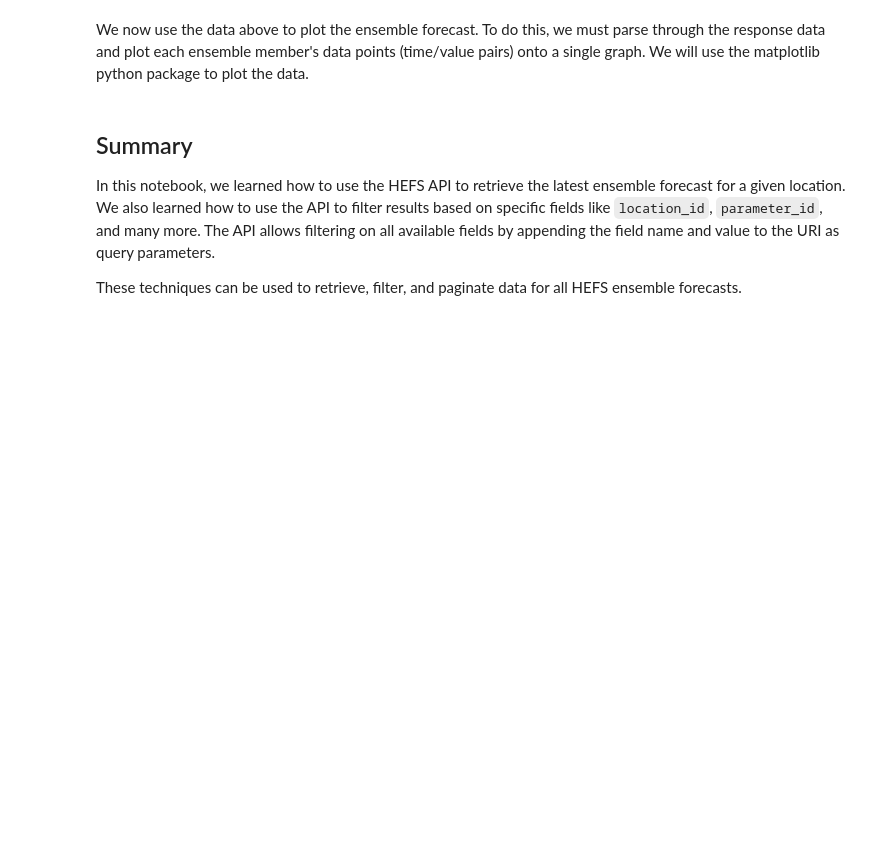
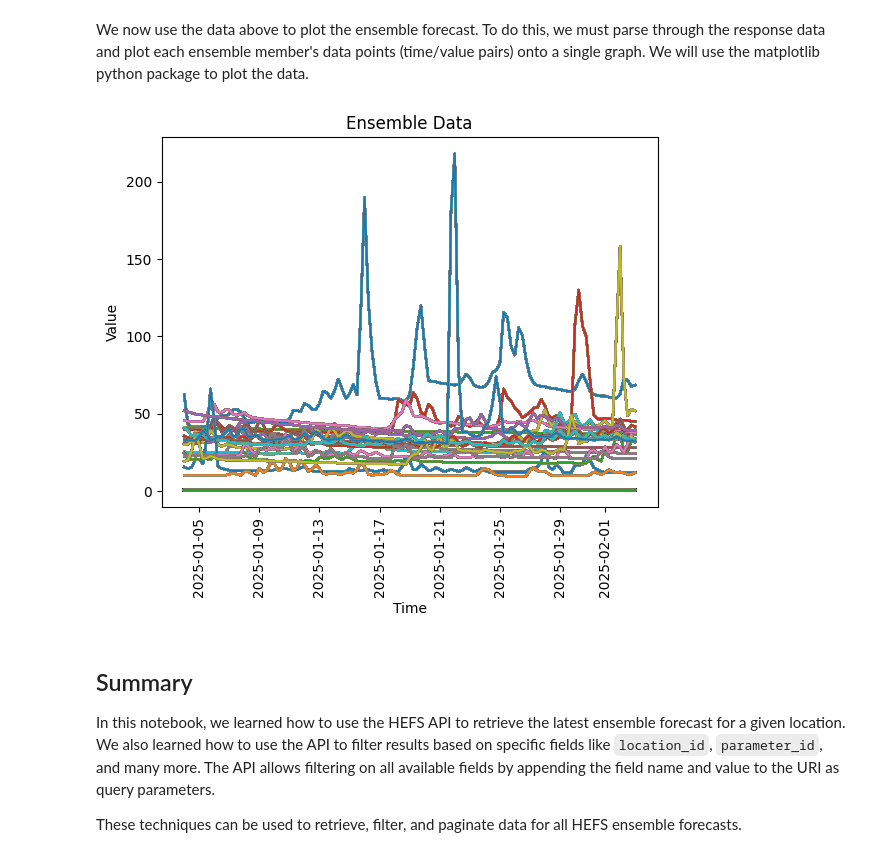
Before and after one commit to NOAA-OWP/data-service-notebooks, a Jupyter notebook: HEFS/2_ensemble_plotting_demo.ipynb, the cells around one changed output. Drawn from its saved outputs; the diff is of its cells as text; code cells hidden in the pictures; blank space fills up the shorter version.

Commit message:
Add files via upload
added parameter and location variables and float point graph fix

```diff
--- a/HEFS/2_ensemble_plotting_demo.ipynb
+++ b/HEFS/2_ensemble_plotting_demo.ipynb
@@ -55,7 +95,7 @@ We will use the term `limit` to set the total series output to the count set abo
 Where the count is the total number of ensemble members
 # %%
 # create a series request with location_id, parameter_id, start_date_date, and limit filters
-uri = API_ENDPOINT + f"/v1/ensembles/?location_id=PGRC2&parameter_id=QINE&start_date_date={startDate}&limit={count}"
+uri = API_ENDPOINT + f"/v1/ensembles/?location_id={LOCATION_ID}&parameter_id={PARAMETER_ID}&start_date_date={startDate}&limit={count}"
 # get the response
 response = requests.request("GET", uri)
 # print the response
@@ -81,34 +139,36 @@ def graph_ensemble_data(response_data):
         # iterate through event forcasts in the ensemble api response
         for event in result['events']:
           # initialize times list
           times = []
           # initialize values list
           values = []
           # iterate through values in the sepecific forcast event
           for value in result['events']:
               # prepare datetime for reformatting
               datetime_str = f"{value['date']} {value['time']}"
               # format datetime to Year-Month-Day Hour:Minutes:Seconds
               datetime_obj = datetime.datetime.strptime(datetime_str, "%Y-%m-%d %H:%M:%S")
               # add values from the forecast to their respective lists
               times.append(datetime_obj)
-              values.append(value['value'])
+              values.append(float(value['value']))
           # plot the date for the event forecast
           #print("now")
           plt.plot(times, values)
     # set x graph label
     plt.xlabel('Time')
     # set y graph label
     plt.ylabel('Value')
     # set graph title
     plt.title('Ensemble Data')
     # rotate x text vertically for better visibility
     plt.xticks(rotation='vertical')
     # display the actaul plot
     plt.show()
 
 # call graphing function
 graph_ensemble_data(response.json())
+# %% [output]
+[figure, added]
 # %% [markdown]
 ## Summary
 
```
Also changed, not shown: parts of 7 cells of this notebook.
